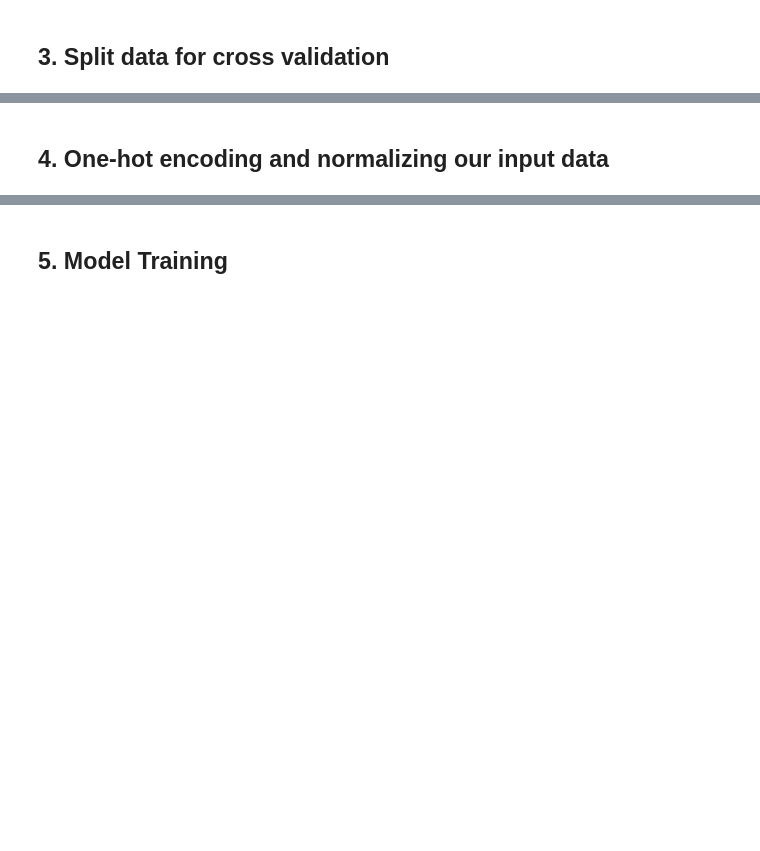
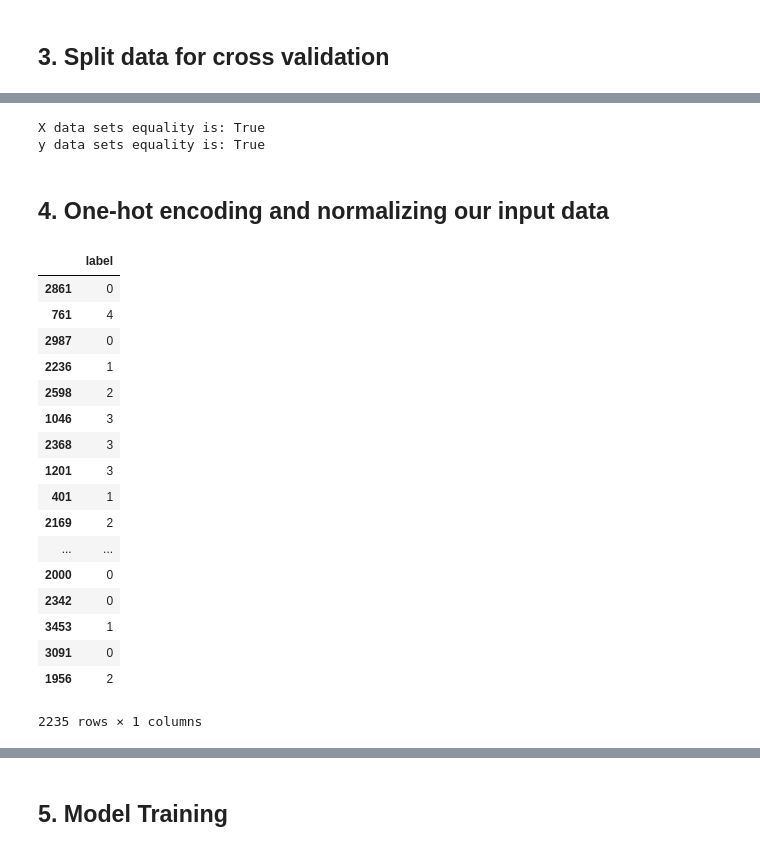
Before and after one commit to chenshuxiao/streetmap, a Jupyter notebook: cnn_model/keras_model_v2.0.ipynb, the cells around one changed output, grey strips where cells are left out. Saved outputs shown, nothing was run; the diff lists cells and outputs as text; code cells hidden in the pictures; blank space fills up the shorter version.

```diff
--- a/cnn_model/keras_model_v2.0.ipynb
+++ b/cnn_model/keras_model_v2.0.ipynb
@@ -74,6 +94,7 @@ map_data.head()
 # %%
 Xs = pd.DataFrame(map_data.iloc[:,1])
 ys = pd.DataFrame(map_data.iloc[:,0])
+ys['label'] = ys['label'].apply(lambda x: int(x))
 # %%
 # Split data into training data (including training and validation) and test data
 X_train, X_test, y_train, y_test = train_test_split(Xs, ys, test_size = 0.2, random_state = 0)
@@ -106,6 +140,9 @@ check_y = (len(y_train) + len(y_val) + len(y_test)) == len(map_data)
 
 print('X data sets equality is:', check_X)
 print('y data sets equality is:', check_y)
+# %% [output]
+X data sets equality is: True
+y data sets equality is: True
 # %% [markdown]
 ## 4. One-hot encoding and normalizing our input data
 # %%
@@ -117,3 +154,24 @@ print('y data sets equality is:', check_y)
 
 combine_X = [X_train, X_val, X_test]
 combine_y = [y_train, y_val, y_test]
+# %%
+combine_y[0]
+# %% [output]
+|  | label |
+| 2861 | 0 |
+| 761 | 4 |
+| 2987 | 0 |
+| 2236 | 1 |
+| 2598 | 2 |
+| 1046 | 3 |
+| 2368 | 3 |
+| 1201 | 3 |
+| 401 | 1 |
+| 2169 | 2 |
+| ... | ... |
+| 2000 | 0 |
+| 2342 | 0 |
+| 3453 | 1 |
+| 3091 | 0 |
+| 1956 | 2 |
+2235 rows × 1 columns
```
Also changed, not shown: parts of 17 cells of this notebook.
